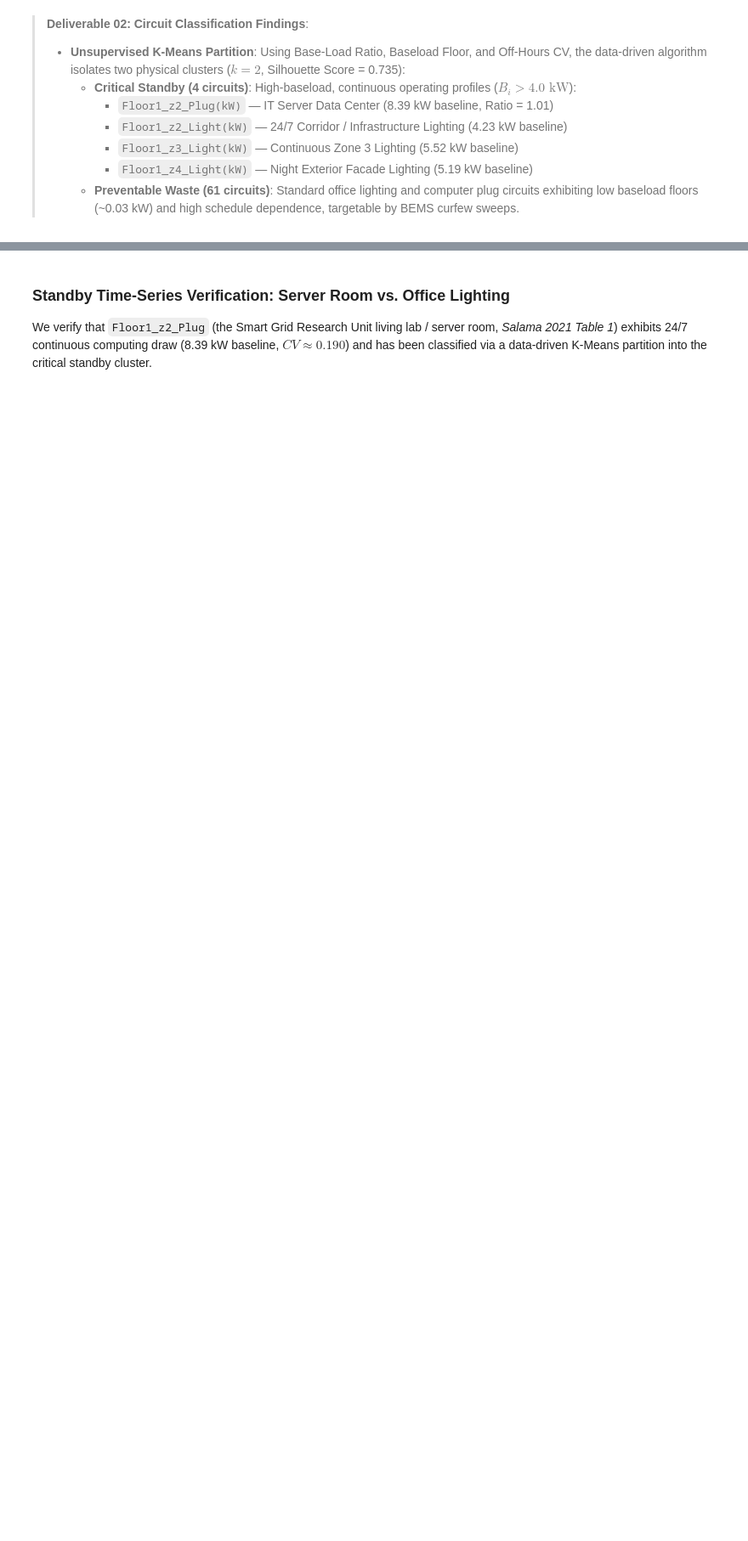
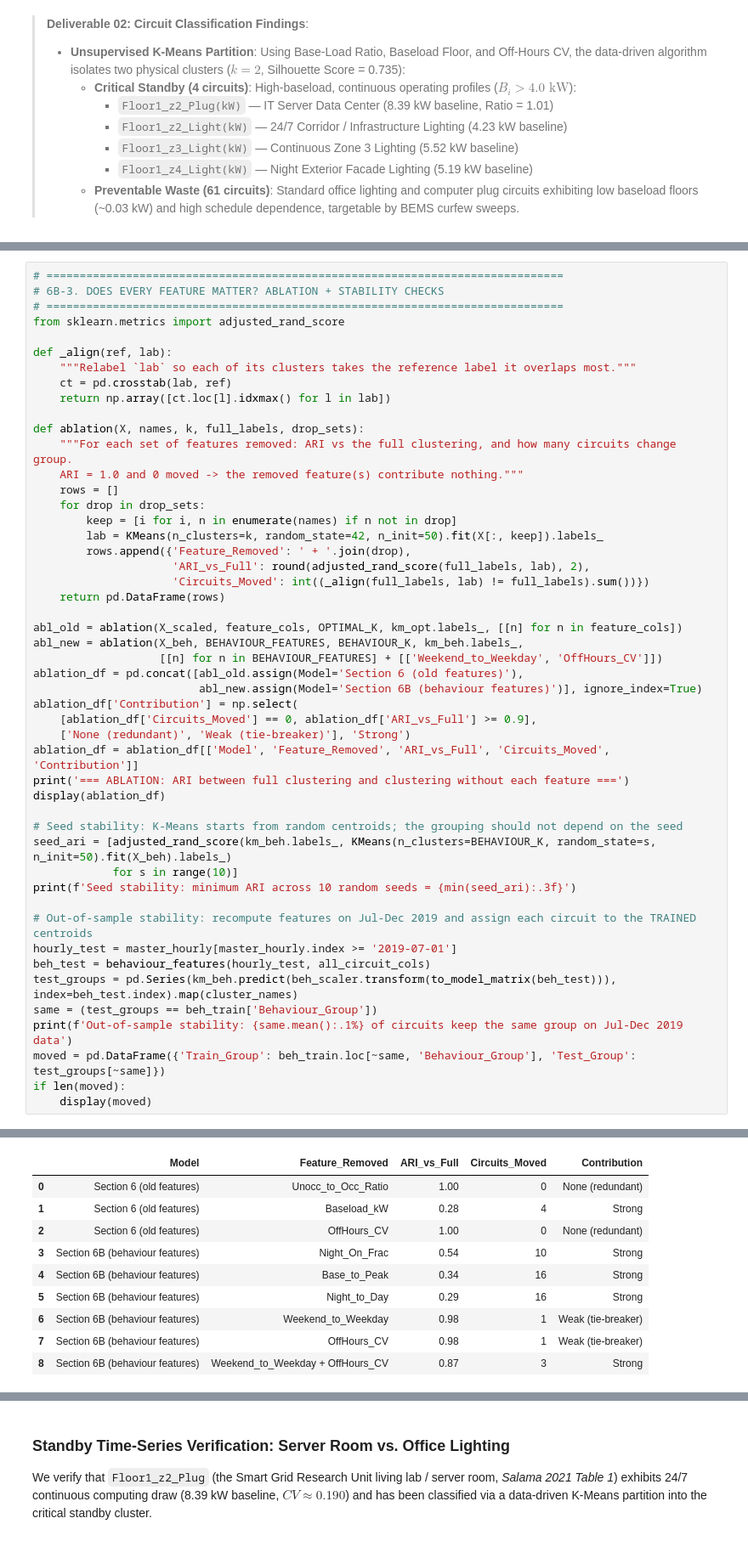
Before and after one commit to fcyap/IS4001-G1T4, a Jupyter notebook: notebooks/qn1e_eda_and_baseload_modeling.ipynb, the cells around one changed output, grey strips where cells are left out. Shown at 85% size. Cells and saved outputs as stored; diff of their text form; blank space fills up the shorter version.

```diff
--- a/notebooks/qn1e_eda_and_baseload_modeling.ipynb
+++ b/notebooks/qn1e_eda_and_baseload_modeling.ipynb
@@ -454,0 +620,50 @@ plt.show()
+# %%
+# ==============================================================================
+# 6B-3. DOES EVERY FEATURE MATTER? ABLATION + STABILITY CHECKS
+# ==============================================================================
+from sklearn.metrics import adjusted_rand_score
+
+def _align(ref, lab):
+    """Relabel `lab` so each of its clusters takes the reference label it overlaps most."""
+    ct = pd.crosstab(lab, ref)
+    return np.array([ct.loc[l].idxmax() for l in lab])
+
+def ablation(X, names, k, full_labels, drop_sets):
+    """For each set of features removed: ARI vs the full clustering, and how many circuits change group.
+    ARI = 1.0 and 0 moved -> the removed feature(s) contribute nothing."""
+    rows = []
+    for drop in drop_sets:
+        keep = [i for i, n in enumerate(names) if n not in drop]
+        lab = KMeans(n_clusters=k, random_state=42, n_init=50).fit(X[:, keep]).labels_
+        rows.append({'Feature_Removed': ' + '.join(drop),
+                     'ARI_vs_Full': round(adjusted_rand_score(full_labels, lab), 2),
+                     'Circuits_Moved': int((_align(full_labels, lab) != full_labels).sum())})
+    return pd.DataFrame(rows)
+
+abl_old = ablation(X_scaled, feature_cols, OPTIMAL_K, km_opt.labels_, [[n] for n in feature_cols])
+abl_new = ablation(X_beh, BEHAVIOUR_FEATURES, BEHAVIOUR_K, km_beh.labels_,
+                   [[n] for n in BEHAVIOUR_FEATURES] + [['Weekend_to_Weekday', 'OffHours_CV']])
+ablation_df = pd.concat([abl_old.assign(Model='Section 6 (old features)'),
+                         abl_new.assign(Model='Section 6B (behaviour features)')], ignore_index=True)
+ablation_df['Contribution'] = np.select(
+    [ablation_df['Circuits_Moved'] == 0, ablation_df['ARI_vs_Full'] >= 0.9],
+    ['None (redundant)', 'Weak (tie-breaker)'], 'Strong')
+ablation_df = ablation_df[['Model', 'Feature_Removed', 'ARI_vs_Full', 'Circuits_Moved', 'Contribution']]
+print('=== ABLATION: ARI between full clustering and clustering without each feature ===')
+display(ablation_df)
+
+# Seed stability: K-Means starts from random centroids; the grouping should not depend on the seed
+seed_ari = [adjusted_rand_score(km_beh.labels_, KMeans(n_clusters=BEHAVIOUR_K, random_state=s, n_init=50).fit(X_beh).labels_)
+            for s in range(10)]
+print(f'Seed stability: minimum ARI across 10 random seeds = {min(seed_ari):.3f}')
+
+# Out-of-sample stability: recompute features on Jul-Dec 2019 and assign each circuit to the TRAINED centroids
+hourly_test = master_hourly[master_hourly.index >= '2019-07-01']
+beh_test = behaviour_features(hourly_test, all_circuit_cols)
+test_groups = pd.Series(km_beh.predict(beh_scaler.transform(to_model_matrix(beh_test))), index=beh_test.index).map(cluster_names)
+same = (test_groups == beh_train['Behaviour_Group'])
+print(f'Out-of-sample stability: {same.mean():.1%} of circuits keep the same group on Jul-Dec 2019 data')
+moved = pd.DataFrame({'Train_Group': beh_train.loc[~same, 'Behaviour_Group'], 'Test_Group': test_groups[~same]})
+if len(moved):
+    display(moved)
+# %% [output]
@@ -454,0 +671,10 @@ plt.show()
+|  | Model | Feature_Removed | ARI_vs_Full | Circuits_Moved | Contribution |
+| 0 | Section 6 (old features) | Unocc_to_Occ_Ratio | 1.00 | 0 | None (redundant) |
+| 1 | Section 6 (old features) | Baseload_kW | 0.28 | 4 | Strong |
+| 2 | Section 6 (old features) | OffHours_CV | 1.00 | 0 | None (redundant) |
+| 3 | Section 6B (behaviour features) | Night_On_Frac | 0.54 | 10 | Strong |
+| 4 | Section 6B (behaviour features) | Base_to_Peak | 0.34 | 16 | Strong |
+| 5 | Section 6B (behaviour features) | Night_to_Day | 0.29 | 16 | Strong |
+| 6 | Section 6B (behaviour features) | Weekend_to_Weekday | 0.98 | 1 | Weak (tie-breaker) |
+| 7 | Section 6B (behaviour features) | OffHours_CV | 0.98 | 1 | Weak (tie-breaker) |
+| 8 | Section 6B (behaviour features) | Weekend_to_Weekday + OffHours_CV | 0.87 | 3 | Strong |
```
Also changed, not shown: parts of 18 cells of this notebook, 18 other files.
